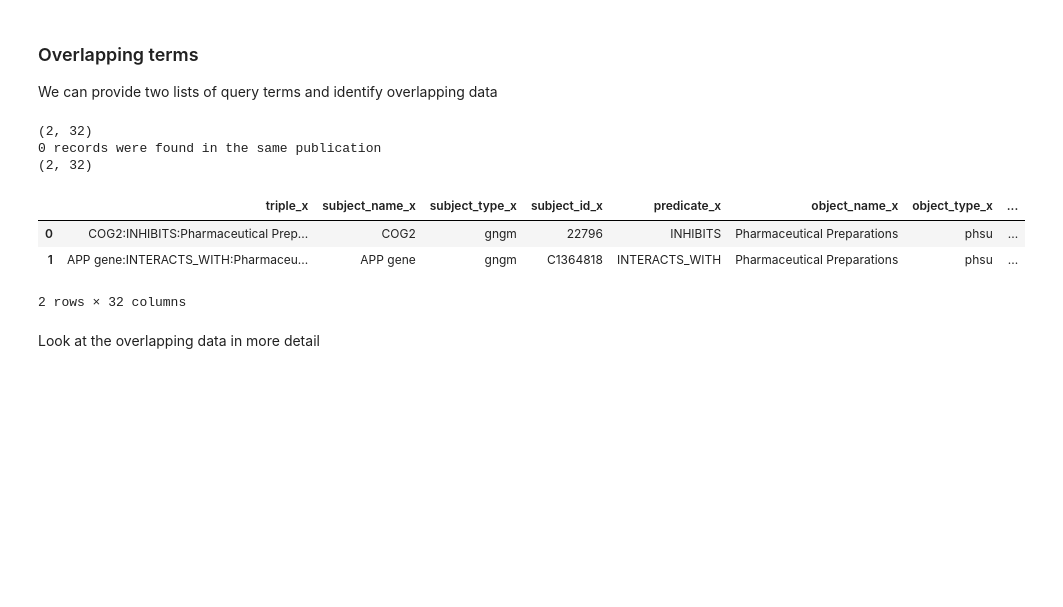
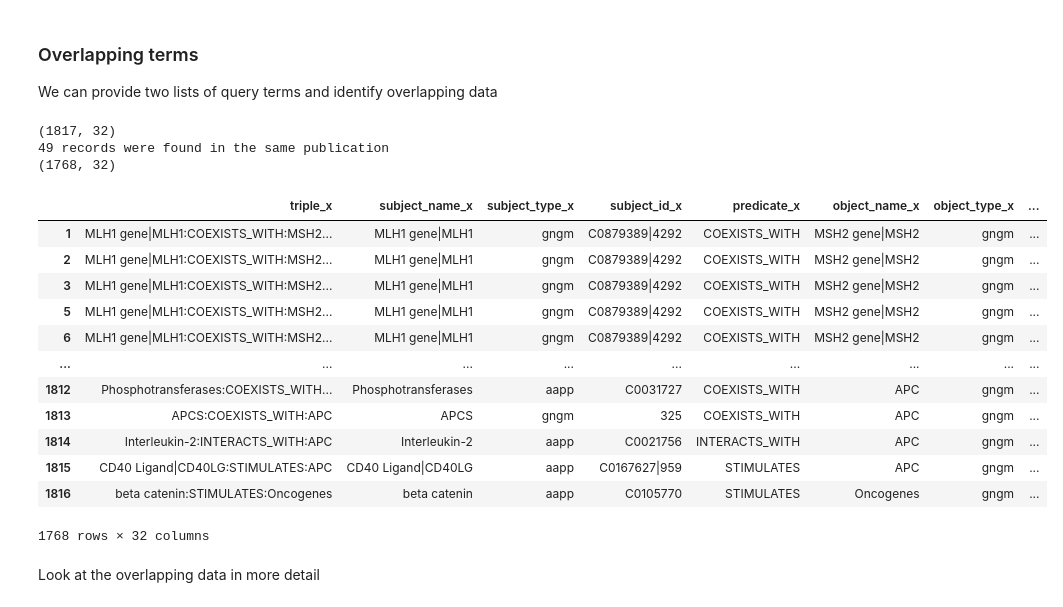
Before and after one commit to MRCIEU/MELODI-Presto, a Jupyter notebook: notebooks/api-demo.ipynb, the cells around one changed output. Cells and saved outputs as stored; diff of their text form; code cells hidden in the pictures; blank space fills up the shorter version.

```diff
--- a/notebooks/api-demo.ipynb
+++ b/notebooks/api-demo.ipynb
@@ -109,27 +108,34 @@ We can provide two lists of query terms and identify overlapping data
 # %%
 x=['MLH1','MSH2','MLH3','MSH6','PMS1','PMS2','APC']
 y=['Hereditary non-polyposis colon cancer']
-x=['pcsk9']
-y=['marfan syndrome']
 
 overlap_df = overlap(x,y)
 print(overlap_df.shape)
 
 #remove records found in the same publication
 pub_filter=overlap_df.apply(pub_check,axis=1)
 pub_removed = overlap_df.shape[0]-pub_filter.sum()
 print(pub_removed,'records were found in the same publication')
 overlap_df=overlap_df[pub_filter]
 print(overlap_df.shape)
 overlap_df
 # %% [output]
-(2, 32)
-0 records were found in the same publication
-(2, 32)
+(1817, 32)
+49 records were found in the same publication
+(1768, 32)
 |  | triple_x | subject_name_x | subject_type_x | subject_id_x | predicate_x | object_name_x | object_type_x | ... |
-| 0 | COG2:INHIBITS:Pharmaceutical Prep... | COG2 | gngm | 22796 | INHIBITS | Pharmaceutical Preparations | phsu | ... |
-| 1 | APP gene:INTERACTS_WITH:Pharmaceu... | APP gene | gngm | C1364818 | INTERACTS_WITH | Pharmaceutical Preparations | phsu | ... |
+| 1 | MLH1 gene|MLH1:COEXISTS_WITH:MSH2... | MLH1 gene|MLH1 | gngm | C0879389|4292 | COEXISTS_WITH | MSH2 gene|MSH2 | gngm | ... |
+| 2 | MLH1 gene|MLH1:COEXISTS_WITH:MSH2... | MLH1 gene|MLH1 | gngm | C0879389|4292 | COEXISTS_WITH | MSH2 gene|MSH2 | gngm | ... |
+| 3 | MLH1 gene|MLH1:COEXISTS_WITH:MSH2... | MLH1 gene|MLH1 | gngm | C0879389|4292 | COEXISTS_WITH | MSH2 gene|MSH2 | gngm | ... |
+| 5 | MLH1 gene|MLH1:COEXISTS_WITH:MSH2... | MLH1 gene|MLH1 | gngm | C0879389|4292 | COEXISTS_WITH | MSH2 gene|MSH2 | gngm | ... |
+| 6 | MLH1 gene|MLH1:COEXISTS_WITH:MSH2... | MLH1 gene|MLH1 | gngm | C0879389|4292 | COEXISTS_WITH | MSH2 gene|MSH2 | gngm | ... |
+| ... | ... | ... | ... | ... | ... | ... | ... | ... |
+| 1812 | Phosphotransferases:COEXISTS_WITH... | Phosphotransferases | aapp | C0031727 | COEXISTS_WITH | APC | gngm | ... |
+| 1813 | APCS:COEXISTS_WITH:APC | APCS | gngm | 325 | COEXISTS_WITH | APC | gngm | ... |
+| 1814 | Interleukin-2:INTERACTS_WITH:APC | Interleukin-2 | aapp | C0021756 | INTERACTS_WITH | APC | gngm | ... |
+| 1815 | CD40 Ligand|CD40LG:STIMULATES:APC | CD40 Ligand|CD40LG | aapp | C0167627|959 | STIMULATES | APC | gngm | ... |
+| 1816 | beta catenin:STIMULATES:Oncogenes | beta catenin | aapp | C0105770 | STIMULATES | Oncogenes | gngm | ... |
-2 rows × 32 columns
+1768 rows × 32 columns
 # %% [markdown]
 Look at the overlapping data in more detail
 # %%
```
Also changed, not shown: parts of 4 cells of this notebook, 1 other file.
